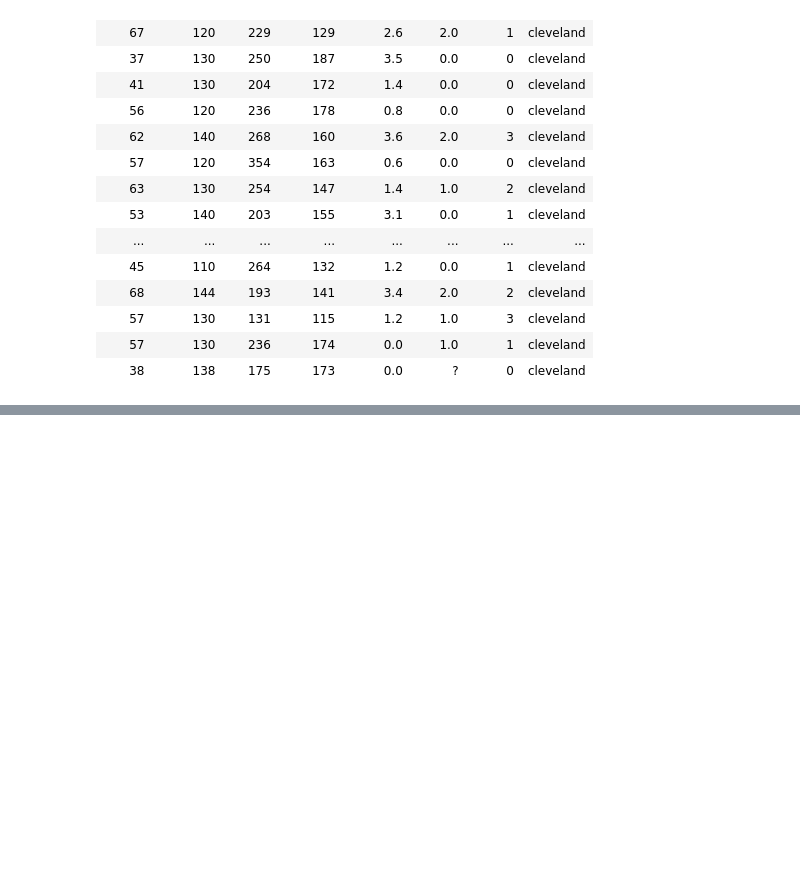
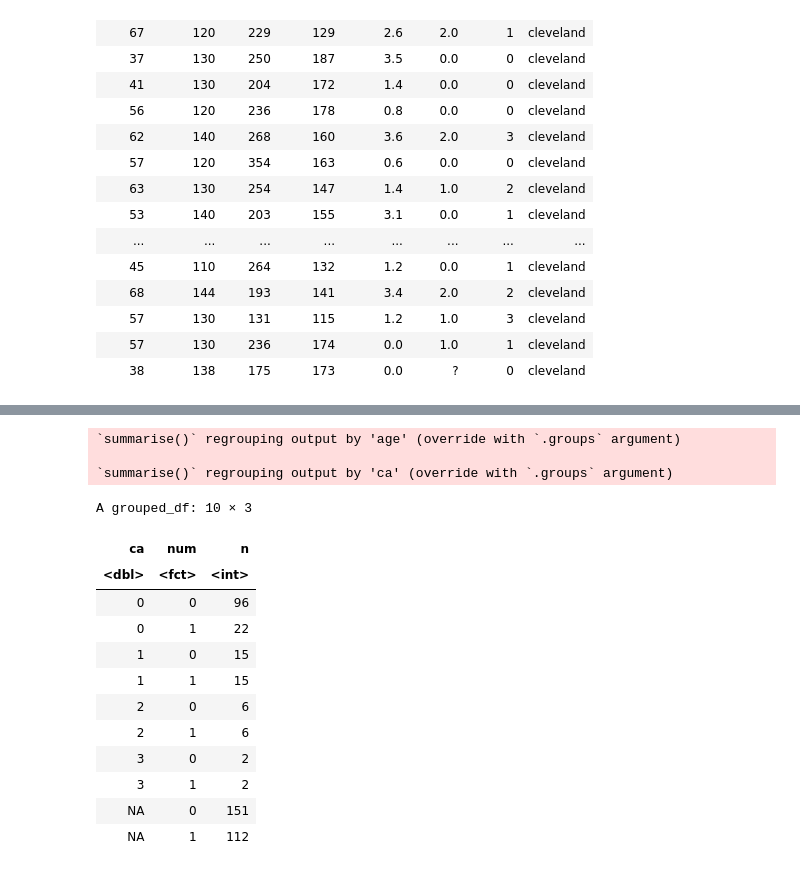
Before and after one commit to Yujinjen/group_project, a Jupyter notebook: Untitled.ipynb, the cells around one changed output, grey strips where cells are left out. Drawn from its saved outputs; the diff is of its cells as text; code cells hidden in the pictures; blank space fills up the shorter version.

```diff
--- a/Untitled.ipynb
+++ b/Untitled.ipynb
@@ -117,0 +123,34 @@ ERROR: Error in heart_disease_training %<% ggplo: could not find function "%<%"
+# %%
+heart_disease_training_wdisesase <- heart_disease_training %>%
+                                    filter(num==1)
+
+heart_disease_training_nodisesase <- heart_disease_training %>%
+                                    filter(num==0)
+
+heart_disease_training_combined <- rbind(heart_disease_training_wdisesase, heart_disease_training_nodisesase)
+heart_disease_training_age <- heart_disease_training %>%
+                                group_by(age, num) %>%
+                                summarize(n = n())
+
+heart_disease_training_ca <- heart_disease_training %>%
+                                    group_by(ca, num) %>%
+                                    summarize(n = n())
+
+heart_disease_training_ca
+# %% [output]
+`summarise()` regrouping output by 'age' (override with `.groups` argument)
+
+`summarise()` regrouping output by 'ca' (override with `.groups` argument)
+A grouped_df: 10 × 3
+| ca | num | n |
+| <dbl> | <fct> | <int> |
+| 0 | 0 | 96 |
+| 0 | 1 | 22 |
+| 1 | 0 | 15 |
+| 1 | 1 | 15 |
+| 2 | 0 | 6 |
+| 2 | 1 | 6 |
+| 3 | 0 | 2 |
+| 3 | 1 | 2 |
+| NA | 0 | 151 |
+| NA | 1 | 112 |
```
Also changed, not shown: parts of 3 cells of this notebook.
